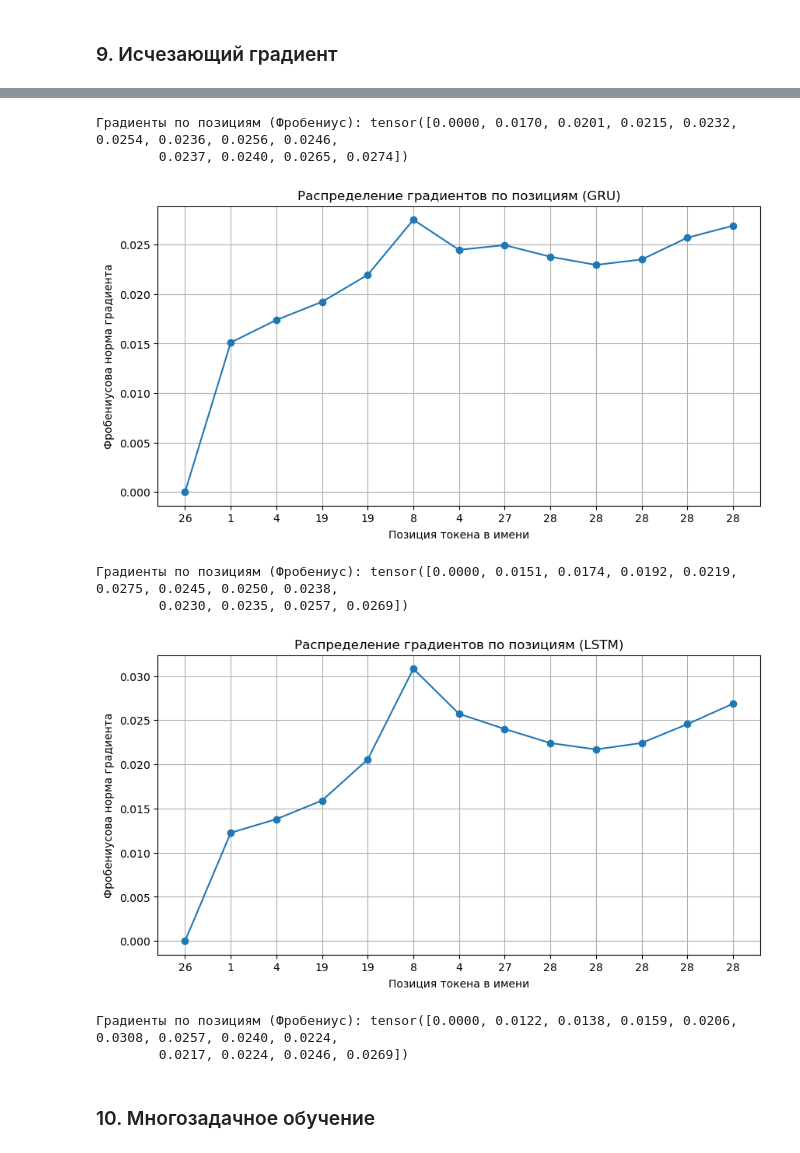
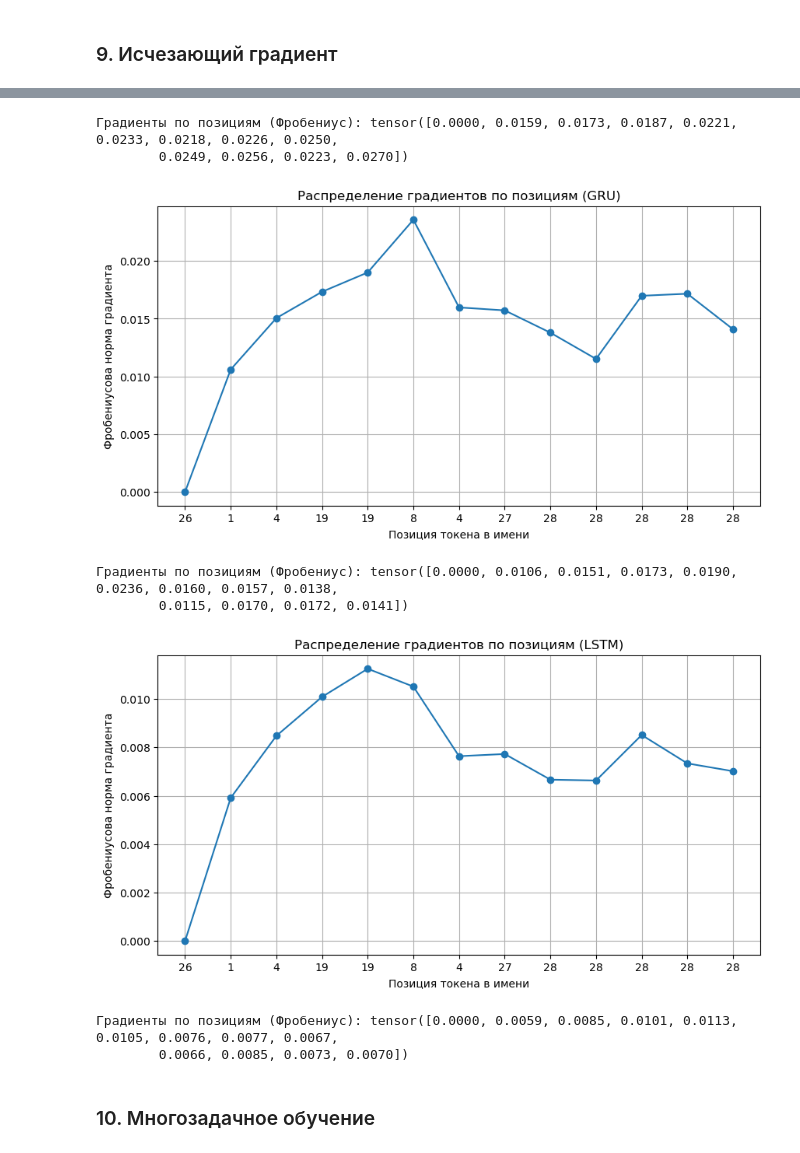
Before and after one commit to xeocean/DL_Projects, a Jupyter notebook: ML.Project_10/src/notebook.ipynb, the cells around one changed output, grey strips where cells are left out. Drawn from its saved outputs; the diff is of its cells as text; code cells hidden in the pictures.

```diff
--- a/ML.Project_10/src/notebook.ipynb
+++ b/ML.Project_10/src/notebook.ipynb
@@ -1077,6 +1076,6 @@ print("Градиенты по позициям (Фробениус):", fro_norm
 # %%
 def grad_tokens(model, model_type):
-    gradients_storage = collect_gradients_for_name(rnn_model, x_batch, gender_label, logits_tokens=True)
+    gradients_storage = collect_gradients_for_name(model, x_batch, gender_label, logits_tokens=True)
     grad_tensor, grad_norms, fro_norms = compute_gradient_norms(gradients_storage)
 
     tokens_in_name = x_batch.squeeze(0).tolist()
@@ -1092,11 +1091,11 @@ grad_tokens(lstm_model, model_type='LSTM')
-Градиенты по позициям (Фробениус): tensor([0.0000, 0.0170, 0.0201, 0.0215, 0.0232, 0.0254, 0.0236, 0.0256, 0.0246,
-        0.0237, 0.0240, 0.0265, 0.0274])
+Градиенты по позициям (Фробениус): tensor([0.0000, 0.0159, 0.0173, 0.0187, 0.0221, 0.0233, 0.0218, 0.0226, 0.0250,
+        0.0249, 0.0256, 0.0223, 0.0270])
-[figure, old version]
+[figure, new version]
-Градиенты по позициям (Фробениус): tensor([0.0000, 0.0151, 0.0174, 0.0192, 0.0219, 0.0275, 0.0245, 0.0250, 0.0238,
-        0.0230, 0.0235, 0.0257, 0.0269])
+Градиенты по позициям (Фробениус): tensor([0.0000, 0.0106, 0.0151, 0.0173, 0.0190, 0.0236, 0.0160, 0.0157, 0.0138,
+        0.0115, 0.0170, 0.0172, 0.0141])
-[figure, old version]
+[figure, new version]
-Градиенты по позициям (Фробениус): tensor([0.0000, 0.0122, 0.0138, 0.0159, 0.0206, 0.0308, 0.0257, 0.0240, 0.0224,
-        0.0217, 0.0224, 0.0246, 0.0269])
+Градиенты по позициям (Фробениус): tensor([0.0000, 0.0059, 0.0085, 0.0101, 0.0113, 0.0105, 0.0076, 0.0077, 0.0067,
+        0.0066, 0.0085, 0.0073, 0.0070])
 # %% [markdown]
 ### 10. Многозадачное обучение
 # %%
```
Also changed, not shown: parts of 14 cells of this notebook, 2 other files.
